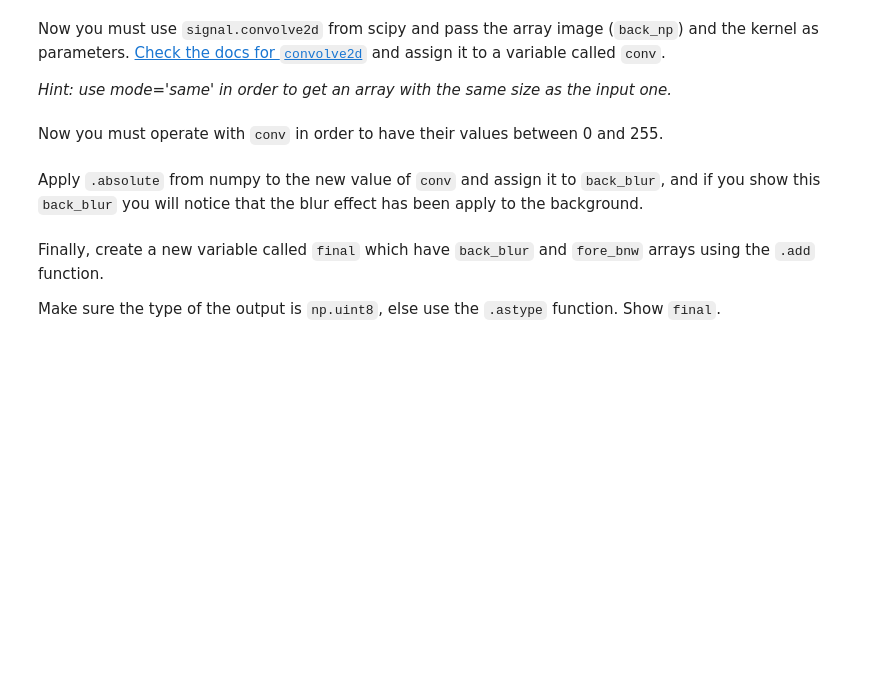
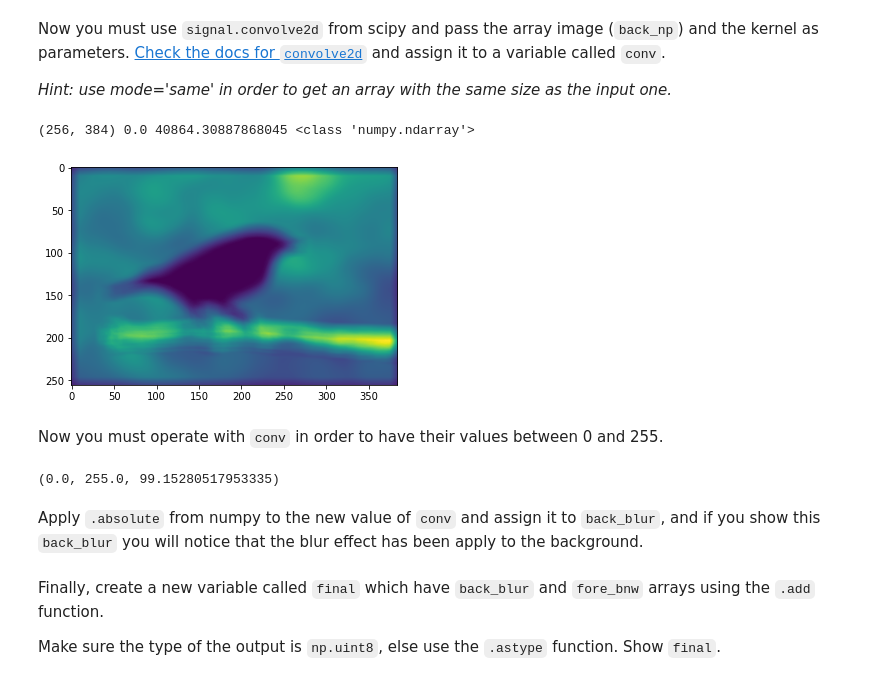
Before and after one commit to rihp/lab-image-segmentation, a Jupyter notebook: main.ipynb, the cells around one changed output. Saved outputs shown, nothing was run; the diff lists cells and outputs as text; code cells hidden in the pictures; blank space fills up the shorter version.

```diff
--- a/main.ipynb
+++ b/main.ipynb
@@ -308 +378,4 @@ Show `fore_bnw` and `back_bnw` in order to check that they are in a gray scale.
+# %%
+back_np = np.array(back_bnw)
+fore_np = np.array(fore_bnw)
 # %% [markdown]
@@ -320,2 +400,11 @@ Now you must use `signal.convolve2d` from scipy and pass the array image (`back_
+# %%
+# Your code here
+convolute = scipy.signal.convolve2d
+conv = convolute(back_np, kernel, mode='same')
+plt.imshow(conv)
+print(conv.shape, conv.min(), conv.max(), type(conv))
+# %% [output]
+(256, 384) 0.0 40864.30887868045 <class 'numpy.ndarray'>
+[figure, added]
 # %% [markdown]
 Now you must operate with `conv` in order to have their values between 0 and 255.
@@ -324,3 +411,9 @@ Now you must operate with `conv` in order to have their values between 0 and 255
+# %%
+#Normalizing the 2d array
+norm =  (conv /conv.max())*255
+norm.min(), norm.max(), norm.mean()
+# %% [output]
+(0.0, 255.0, 99.15280517953335)
 # %% [markdown]
 Apply `.absolute` from numpy to the new value of `conv` and assign it to `back_blur`, and if you show this `back_blur` you will notice that the blur effect has been apply to the background.
 # %%
```
Also changed, not shown: parts of 22 cells of this notebook.
